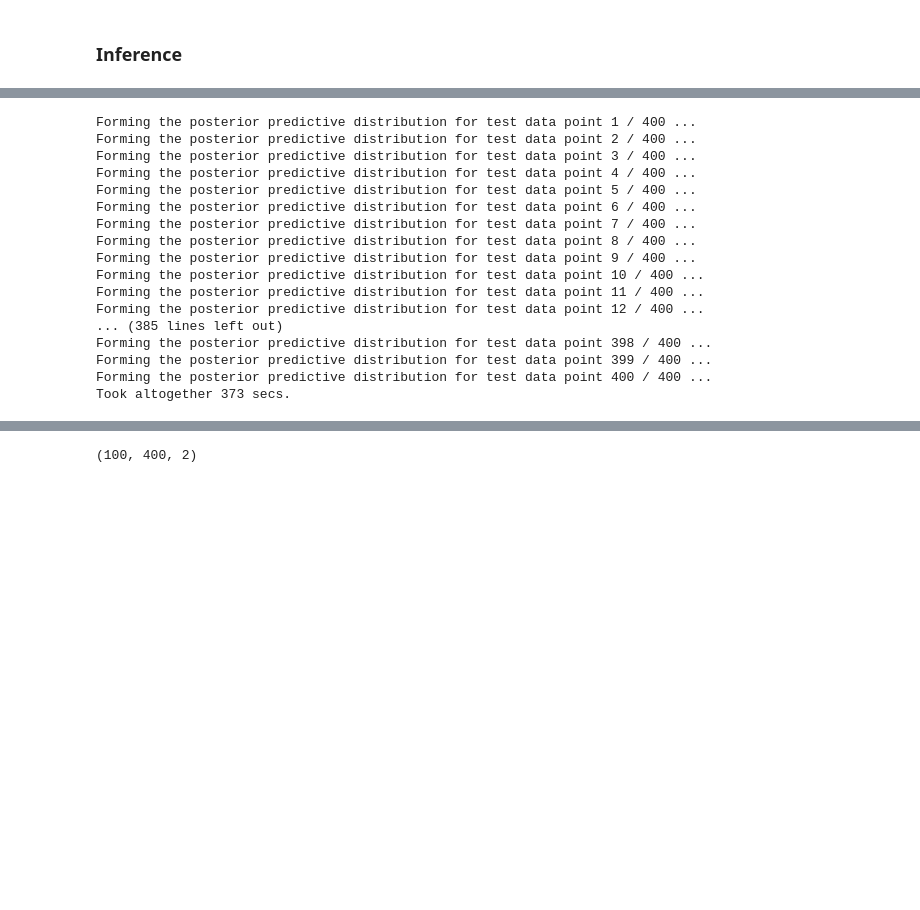
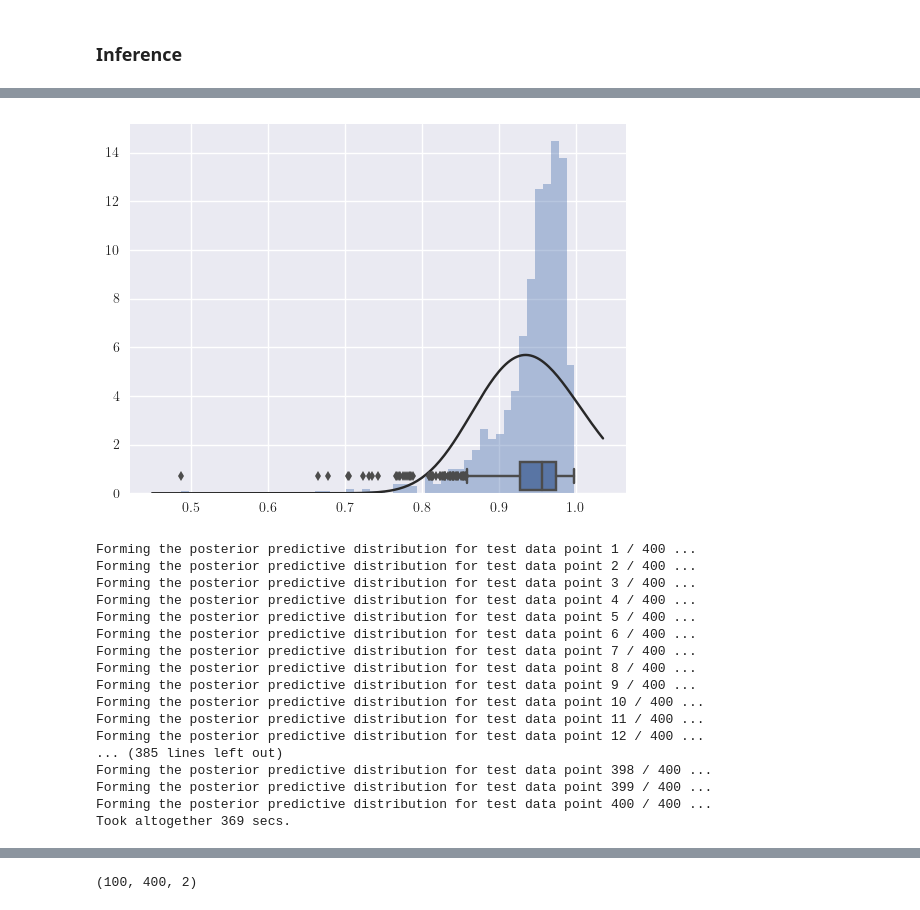
Before and after one commit to msahamed/earthquake_physics_bayesian_nn, a Jupyter notebook: Baysian_neural_network.ipynb, the cells around one changed output, grey strips where cells are left out. Cells and saved outputs as stored; diff of their text form; code cells hidden in the pictures; blank space fills up the shorter version.

```diff
--- a/Baysian_neural_network.ipynb
+++ b/Baysian_neural_network.ipynb
@@ -74,0 +87,3 @@ by removing the mean and scaling to unit variance
+# %%
+df_major = df[df.label == 0]
+df_minor = df[df.label == 1]
@@ -74,0 +94,4 @@ by removing the mean and scaling to unit variance
+# %%
+df_minor_upsmapled = resample(df_minor, replace = True, n_samples = df_major.shape[0], random_state = 2018)
+# %%
+df_minor_upsmapled = pd.concat([df_minor_upsmapled, df_major])
@@ -75,14 +106,9 @@ by removing the mean and scaling to unit variance
 # %%
-df = shuffle(df_train_all, random_state = random_seed)
-df_train = shuffle(df_train, random_state = random_seed)
-df_val = shuffle(df_val, random_state = random_seed)
-df_test = shuffle(df_test, random_state = random_seed)
+mms = StandardScaler()
+train_scale = mms.fit(df_minor_upsmapled.drop('label', axis=1))
 
-mms = StandardScaler()
-train_scale = mms.fit(df.drop('label', axis=1))
-
-xtrain = train_scale.transform(df.drop('label', axis=1))
-ytrain =  np.array(df['label'].values)
+xtrain = train_scale.transform(df_minor_upsmapled.drop('label', axis=1))
+ytrain =  np.array(df_minor_upsmapled['label'].values)
 ytrain = ytrain.reshape(ytrain.shape[0], 1)
 
 xtest = train_scale.transform(df_test.drop('label', axis=1))
@@ -204,3 +232,17 @@ Took 5 secs.
+# %%
+from scipy import stats
+sns.set(color_codes=True)
+
+xxx = samplepredictions[:, 1, 0]
+# sns.distplot(xxx, kde=False, fit=stats.gamma)
+
+ax = sns.distplot(xxx, kde=False, fit=stats.gamma)
+ax2 = ax.twinx()
+sns.boxplot(x=xxx, ax=ax2)
+ax2.set(ylim=(-.5, 10))
+plt.show()
+# %% [output]
+[figure, added]
 # %%
 probs = []
 centers = []
@@ -238,7 +280,7 @@ Forming the posterior predictive distribution for test data point 12 / 400 ...
 Forming the posterior predictive distribution for test data point 398 / 400 ...
 Forming the posterior predictive distribution for test data point 399 / 400 ...
 Forming the posterior predictive distribution for test data point 400 / 400 ...
-Took altogether 373 secs.
+Took altogether 369 secs.
 # %%
 t0 = time()
 print("Sampling the posterior predictive distribution for", len(xtest), "test data points...")
```
Also changed, not shown: parts of 19 cells of this notebook.
